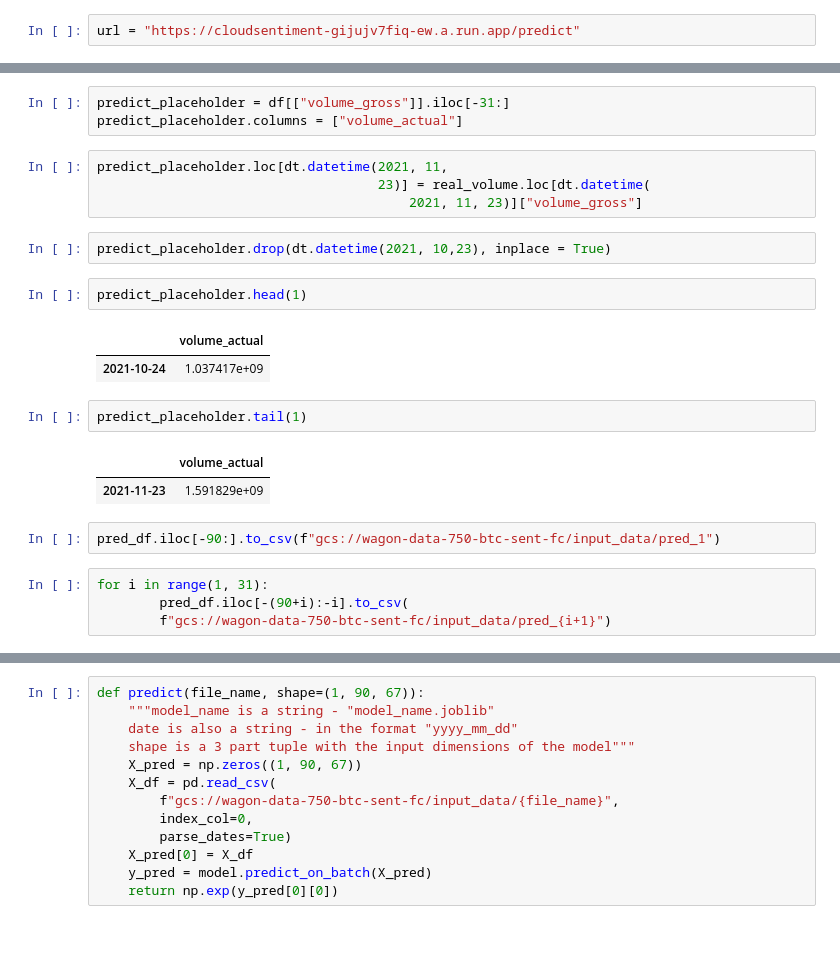
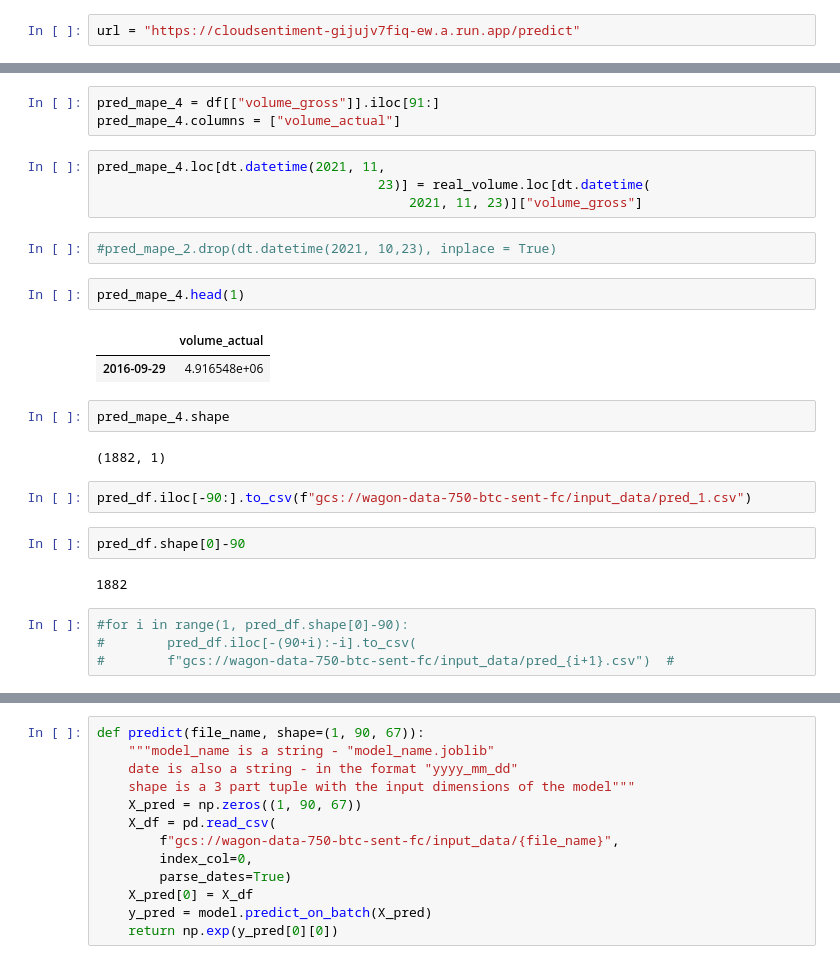
Before and after one commit to michelangelo89/btc_sent_fc, a Jupyter notebook: notebooks/ss_post_proc.ipynb, the cells around one changed output, grey strips where cells are left out. Drawn from its saved outputs; the diff is of its cells as text; blank space fills up the shorter version.

```diff
--- a/notebooks/ss_post_proc.ipynb
+++ b/notebooks/ss_post_proc.ipynb
@@ -289,25 +381,28 @@ pred_df['volume_gross'] = np.log(pred_df['volume_gross'])
 # %%
-predict_placeholder = df[["volume_gross"]].iloc[-31:]
-predict_placeholder.columns = ["volume_actual"]
+pred_mape_4 = df[["volume_gross"]].iloc[91:]
+pred_mape_4.columns = ["volume_actual"]
-# %%
-predict_placeholder.loc[dt.datetime(2021, 11,
-                                    23)] = real_volume.loc[dt.datetime(
-                                        2021, 11, 23)]["volume_gross"]
-# %%
-predict_placeholder.drop(dt.datetime(2021, 10,23), inplace = True)
+# %%
+pred_mape_4.loc[dt.datetime(2021, 11,
+                                    23)] = real_volume.loc[dt.datetime(
+                                        2021, 11, 23)]["volume_gross"]
+# %%
+#pred_mape_2.drop(dt.datetime(2021, 10,23), inplace = True)
 # %%
-predict_placeholder.head(1)
+pred_mape_4.head(1)
 # %% [output]
 |  | volume_actual |
-| 2021-10-24 | 1.037417e+09 |
+| 2016-09-29 | 4.916548e+06 |
-# %%
-predict_placeholder.tail(1)
-# %% [output]
-|  | volume_actual |
-| 2021-11-23 | 1.591829e+09 |
-# %%
-pred_df.iloc[-90:].to_csv(f"gcs://wagon-data-750-btc-sent-fc/input_data/pred_1")
+# %%
+pred_mape_4.shape
+# %% [output]
+(1882, 1)
+# %%
+pred_df.iloc[-90:].to_csv(f"gcs://wagon-data-750-btc-sent-fc/input_data/pred_1.csv")
+# %%
+pred_df.shape[0]-90
+# %% [output]
+1882
 # %%
-for i in range(1, 31):
-        pred_df.iloc[-(90+i):-i].to_csv(
-        f"gcs://wagon-data-750-btc-sent-fc/input_data/pred_{i+1}")
+#for i in range(1, pred_df.shape[0]-90):
+#        pred_df.iloc[-(90+i):-i].to_csv(
+#        f"gcs://wagon-data-750-btc-sent-fc/input_data/pred_{i+1}.csv")  #
```
Also changed, not shown: parts of 70 cells of this notebook, 3 other files.
